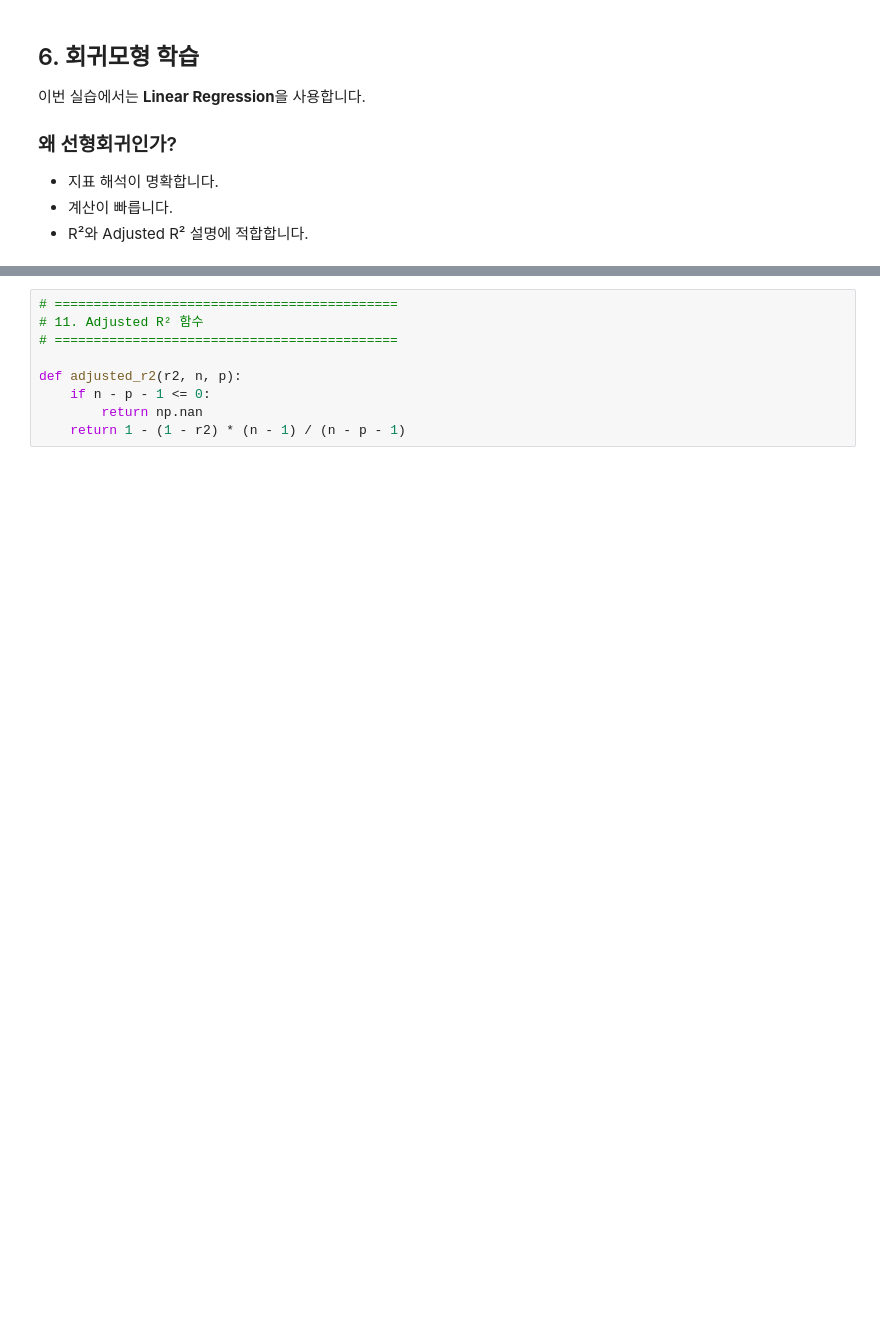
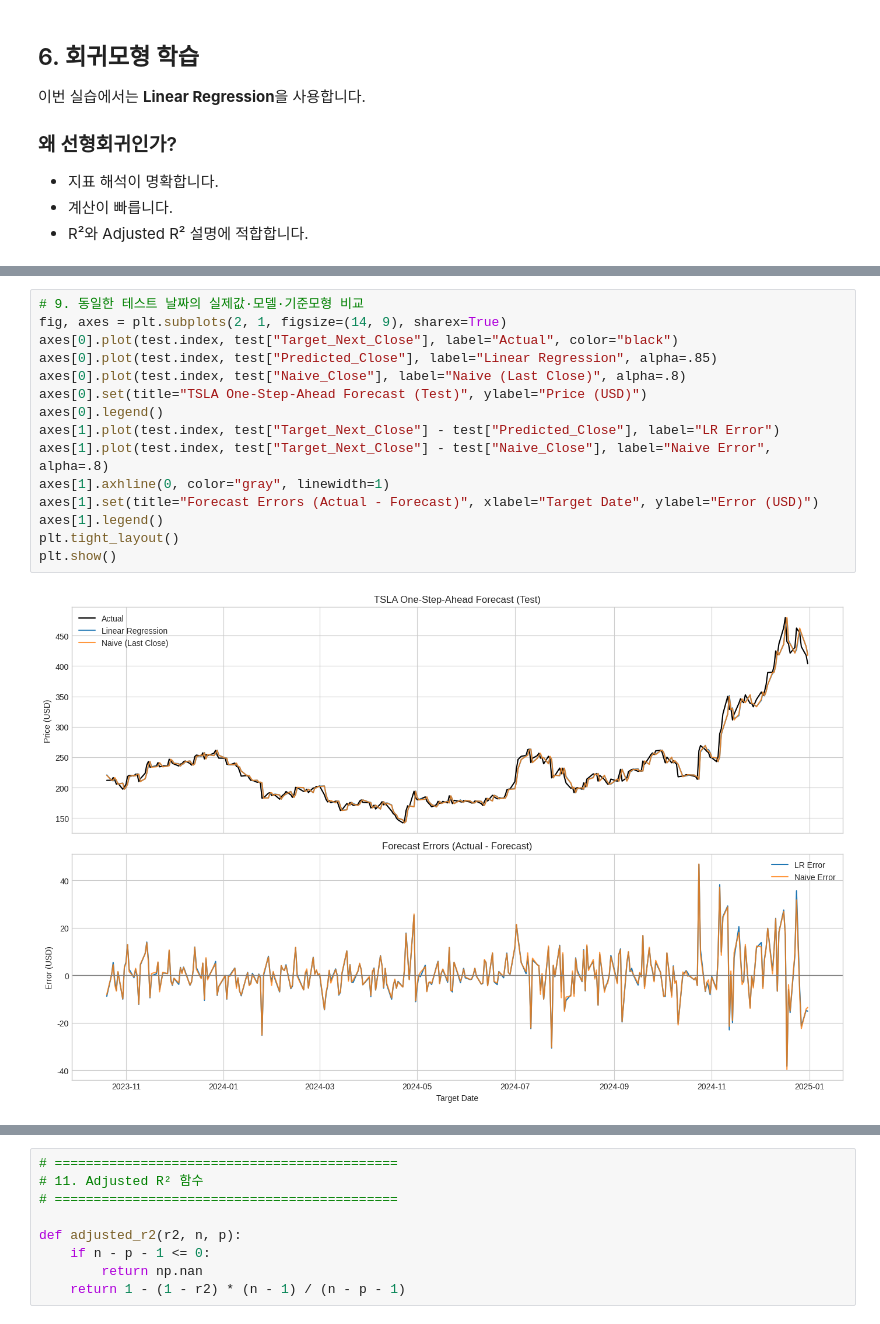
Before and after one commit to nhjung-phd/TimeSeriesAnalysis, a Jupyter notebook: notebooks/40_Regression_Evaluation_Metrics.ipynb, the cells around one changed output, grey strips where cells are left out. Saved outputs shown, nothing was run; the diff lists cells and outputs as text; blank space fills up the shorter version.

```diff
--- a/notebooks/40_Regression_Evaluation_Metrics.ipynb
+++ b/notebooks/40_Regression_Evaluation_Metrics.ipynb
@@ -355,0 +280,17 @@ Adjusted\ R^2 = 1 - (1-R^2) \times \frac{n-1}{n-p-1}
+# %%
+# 9. 동일한 테스트 날짜의 실제값·모델·기준모형 비교
+fig, axes = plt.subplots(2, 1, figsize=(14, 9), sharex=True)
+axes[0].plot(test.index, test["Target_Next_Close"], label="Actual", color="black")
+axes[0].plot(test.index, test["Predicted_Close"], label="Linear Regression", alpha=.85)
+axes[0].plot(test.index, test["Naive_Close"], label="Naive (Last Close)", alpha=.8)
+axes[0].set(title="TSLA One-Step-Ahead Forecast (Test)", ylabel="Price (USD)")
+axes[0].legend()
+axes[1].plot(test.index, test["Target_Next_Close"] - test["Predicted_Close"], label="LR Error")
+axes[1].plot(test.index, test["Target_Next_Close"] - test["Naive_Close"], label="Naive Error", alpha=.8)
+axes[1].axhline(0, color="gray", linewidth=1)
+axes[1].set(title="Forecast Errors (Actual - Forecast)", xlabel="Target Date", ylabel="Error (USD)")
+axes[1].legend()
+plt.tight_layout()
+plt.show()
+# %% [output]
+[figure, added]
```
Also changed, not shown: parts of 33 cells of this notebook.
